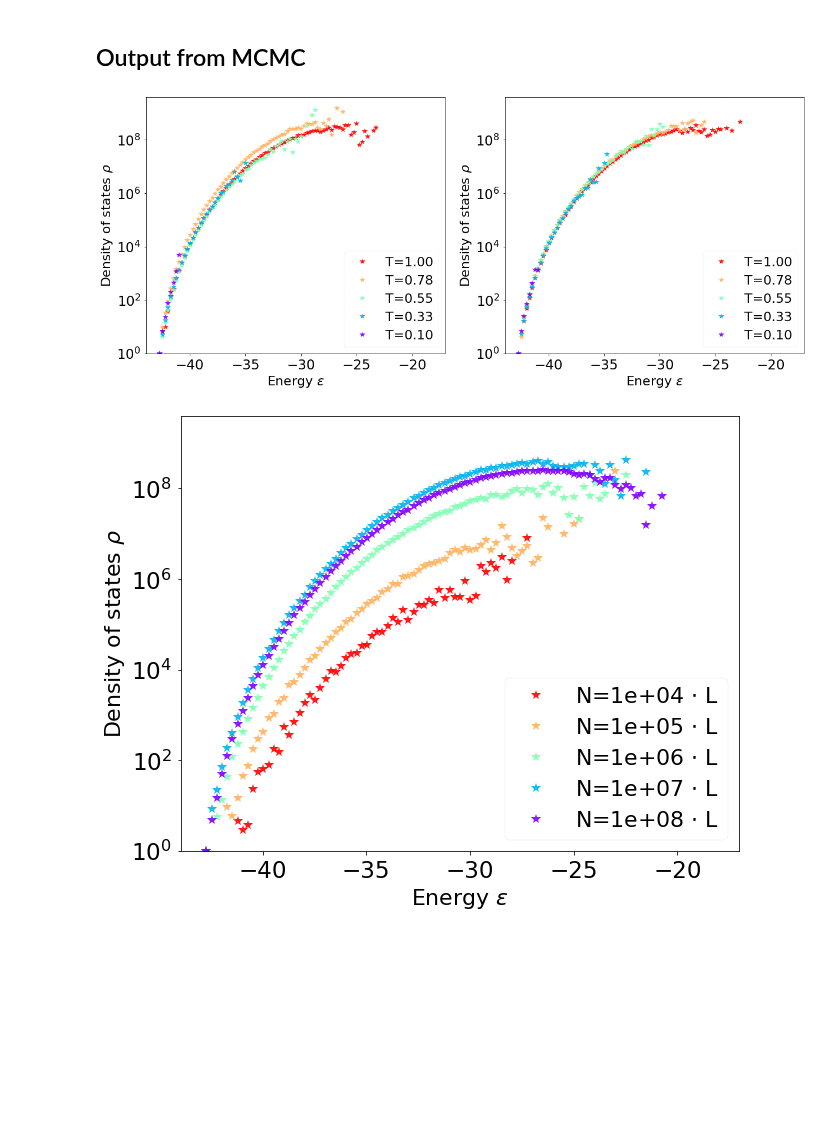
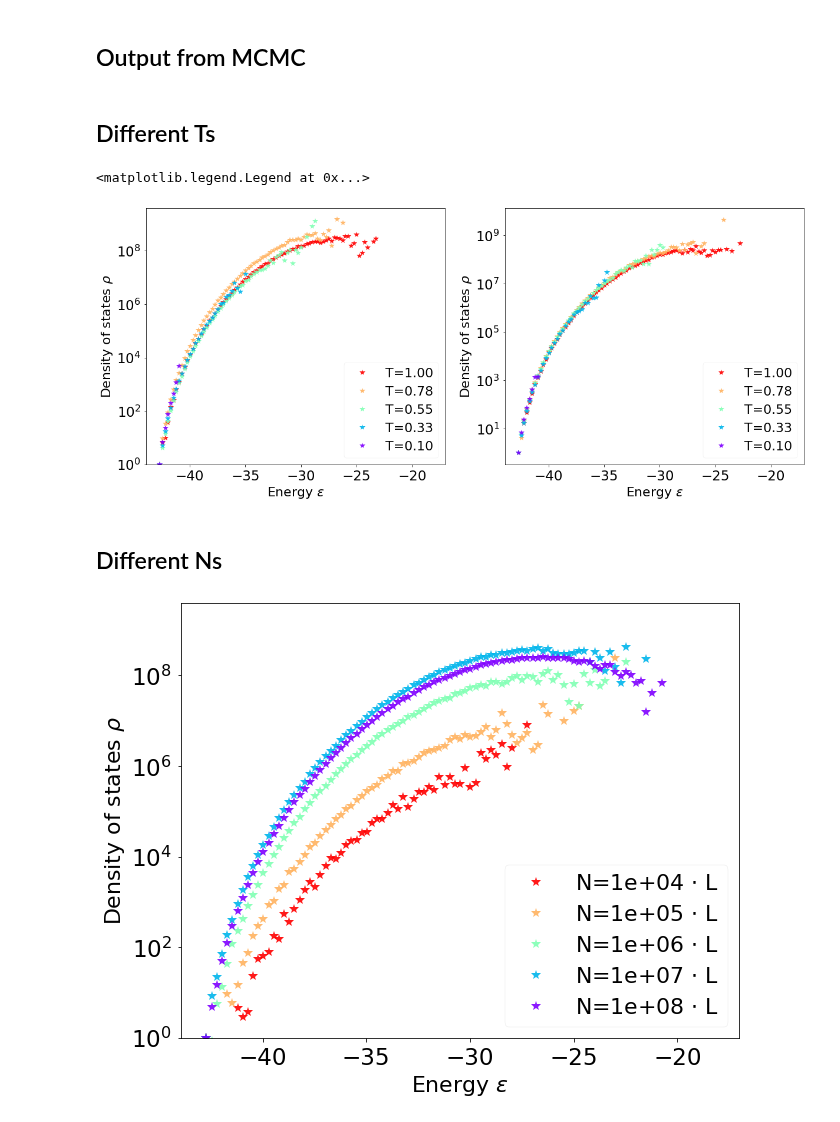
Before and after one commit to betoto008/Affinity_maturation, a Jupyter notebook: Jupyter_Notebooks/0_Shape_Space.ipynb, the cells around one changed output. Saved outputs shown, nothing was run; the diff lists cells and outputs as text; code cells hidden in the pictures; blank space fills up the shorter version.

```diff
--- a/Jupyter_Notebooks/0_Shape_Space.ipynb
+++ b/Jupyter_Notebooks/0_Shape_Space.ipynb
@@ -34,11 +34,11 @@ Autosaving every 60 seconds
 # %% [markdown]
 # The Energy Matrix
 # %%
-M2 = np.loadtxt(Text_files_path + 'MJ2.txt', skiprows= 1, usecols=range(1,21)).tolist()
+M2 = np.loadtxt(Text_files_path + 'MJ2.txt', skiprows= 1, usecols=range(1,21))
+M2_list = M2.tolist()
 Alphabet = ['a', 'b', 'c', 'd', 'e', 'f', 'g', 'h', 'i', 'j', 'k', 'l', 'm', 'n', 'o', 'p', 'q', 'r', 's', 't']
 Alphabet = np.loadtxt(Text_files_path + 'Alphabet.txt', dtype=bytes, delimiter='\t').astype(str)
-print(Alphabet)
+L_alphabet = len(Alphabet)
 fig, ax = plt.subplots(figsize=(10,8))
-plot_energy_matrix(Energy_Matrix=M2, Alphabet=Alphabet, title='MJ', ax = ax)
-print(M2[13])
+plot_energy_matrix(Energy_Matrix=M2_list, Alphabet=Alphabet, title=r'MJ Model', ax = ax)
 # %% [output]
@@ -91,6 +124,8 @@ Wall time: 286 ms
 [figure]
 # %% [markdown]
 ## Output from MCMC
+# %% [markdown]
+## Different Ts
 # %%
 fig, ax = plt.subplots(1, 2, figsize = (20,8))
 
@@ -100,38 +135,39 @@ Z = 1e93
 colors = np.flip(plt.cm.rainbow(np.linspace(0,1,len(Ts))), axis = 0)
 markers = ['^', 'o', 's', '*', 'x']
 E_0s = np.array([])
 for i, T in enumerate(Ts):
     data=(np.loadtxt(Text_files_path + 'output_T-%.6f.txt'%(T)))
     data2=(np.loadtxt(Text_files_path + 'output_T-%.6f_2.txt'%(T)))
     E = data[:,0]
     E2 = data2[:,0]
     ds = np.linspace(0, L);
     data_E = np.histogram(E, bins =np.linspace(-42.7, -18, 100), density = False);
     data_E_2 = np.histogram(E2, bins =np.linspace(-42.7, -18, 100), density = False);
-    deltaE = abs(-43+18)/100
     E_0s = np.append(E_0s, data_E[0][0]/(np.exp(-data_E[1][0]/T)))
     ax[0].plot(data_E[1][:-1], (data_E[0]/(np.exp(-data_E[1][:-1]/T)))/(data_E[0][0]/(np.exp(-data_E[1][0]/T))), color = colors[i], linestyle = '', marker = '*', ms = 10, alpha = 0.9, label = "T=%.2f"%(T));
     ax[1].plot(data_E_2[1][:-1], (data_E_2[0]/(np.exp(-data_E_2[1][:-1]/T)))/(data_E_2[0][0]/(np.exp(-data_E_2[1][0]/T))), color = colors[i], linestyle = '', marker = '*', ms = 10, alpha = 0.9, label = "T=%.2f"%(T));
-
     #ax[0].plot(data_E[1][:-1], data_E[0], color = 'olive', linestyle = '', marker = '*', ms = 10);
 
 ax[0].set_ylim(1,4e9)
 ax[0].set_yscale('log');
 ax[0].set_xlabel('Energy $\epsilon$', fontsize = 22)
 ax[0].set_ylabel(r'Density of states $\rho$', fontsize = 22)
 ax[0].tick_params(labelsize = 23)
 ax[0].legend(loc = 0, fontsize = 22)
 
-ax[1].set_ylim(1,4e9)
+#ax[1].set_ylim(1,4e9)
 ax[1].set_yscale('log');
 ax[1].set_xlabel('Energy $\epsilon$', fontsize = 22)
 ax[1].set_ylabel(r'Density of states $\rho$', fontsize = 22)
 ax[1].tick_params(labelsize = 23)
 ax[1].legend(loc = 0, fontsize = 22)
 
-fig.savefig('../Figures/Density_of_States_MCMC_BCRs_MJ_temperature2.png')
+fig.savefig('../Figures/Density_of_States_MCMC_BCRs_MJ_T.png')
 # %% [output]
+<matplotlib.legend.Legend at 0x...>
-[figure, old version]
+[figure, new version]
+# %% [markdown]
+## Different Ns
 # %%
 fig, ax = plt.subplots(1, 1, figsize = (10,8))
 
```
Also changed, not shown: parts of 15 cells of this notebook, 3 other files.
